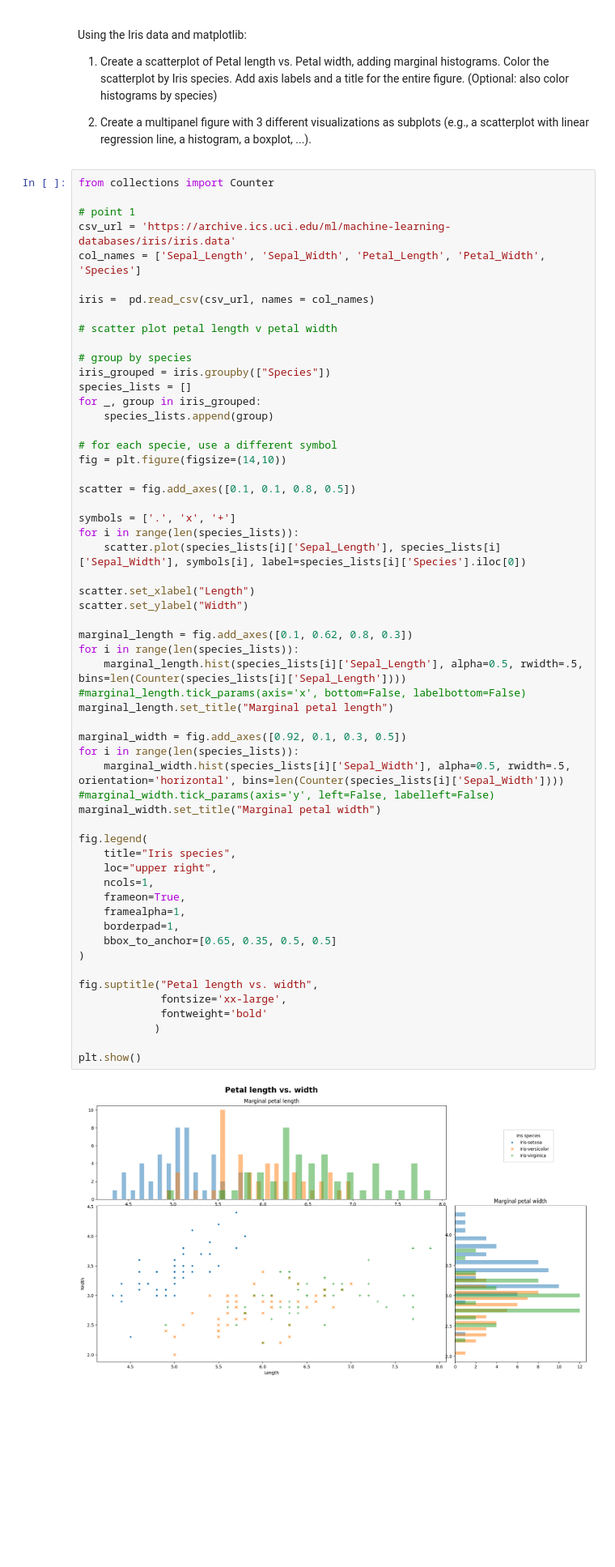
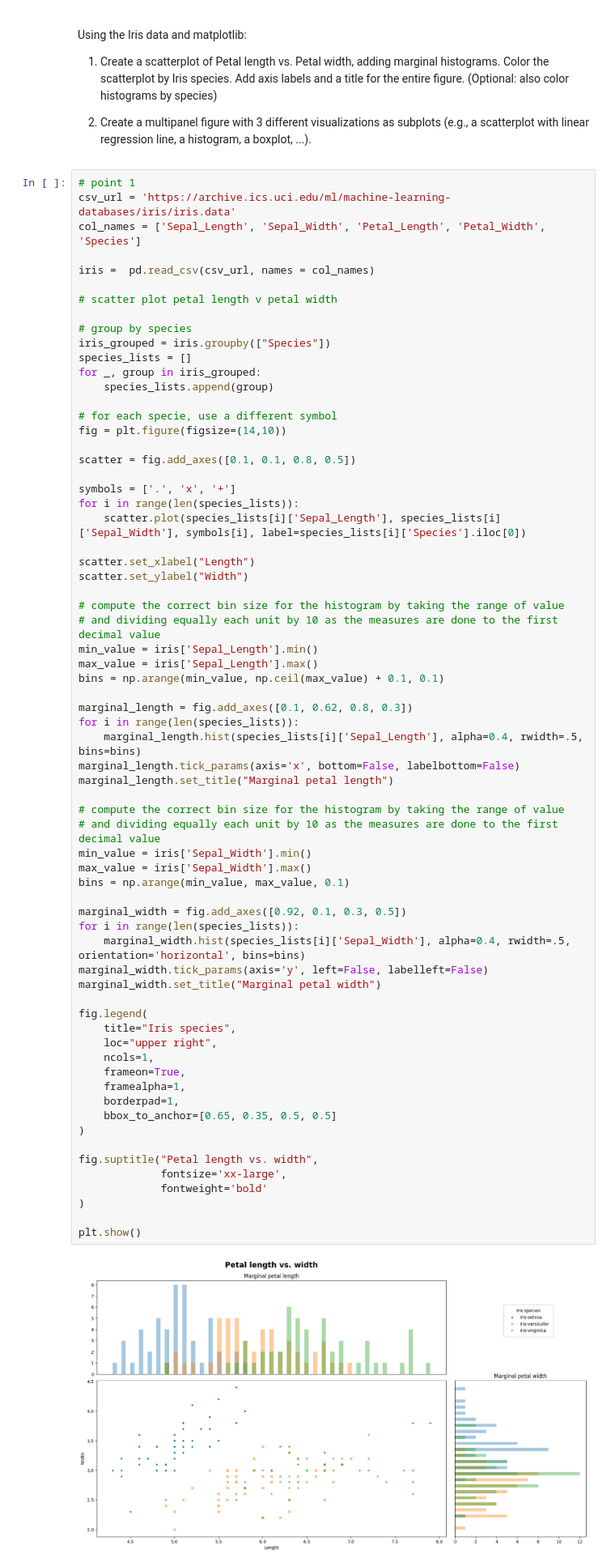
Before and after one commit to najirod02/Dataviz, a Jupyter notebook: lab/Lab05.ipynb, the cells around one changed output. Shown at 81% size. Cells and saved outputs as stored; diff of their text form; blank space fills up the shorter version.

Commit message:
fixed histogram bins

```diff
--- a/lab/Lab05.ipynb
+++ b/lab/Lab05.ipynb
@@ -1084,8 +1084,6 @@ Using the Iris data and matplotlib:
 
 2. Create a multipanel figure with 3 different visualizations as subplots (e.g., a scatterplot with linear regression line, a histogram, a boxplot, ...).
 # %%
-from collections import Counter
-
 # point 1
 csv_url = 'https://archive.ics.uci.edu/ml/machine-learning-databases/iris/iris.data'
 col_names = ['Sepal_Length', 'Sepal_Width', 'Petal_Length', 'Petal_Width', 'Species']
@@ -1109,39 +1107,51 @@ symbols = ['.', 'x', '+']
 for i in range(len(species_lists)):
     scatter.plot(species_lists[i]['Sepal_Length'], species_lists[i]['Sepal_Width'], symbols[i], label=species_lists[i]['Species'].iloc[0])
 
 scatter.set_xlabel("Length")
 scatter.set_ylabel("Width")
 
+# compute the correct bin size for the histogram by taking the range of value
+# and dividing equally each unit by 10 as the measures are done to the first decimal value
+min_value = iris['Sepal_Length'].min()
+max_value = iris['Sepal_Length'].max()
+bins = np.arange(min_value, np.ceil(max_value) + 0.1, 0.1)
+
 marginal_length = fig.add_axes([0.1, 0.62, 0.8, 0.3])
 for i in range(len(species_lists)):
-    marginal_length.hist(species_lists[i]['Sepal_Length'], alpha=0.5, rwidth=.5, bins=len(Counter(species_lists[i]['Sepal_Length'])))
-#marginal_length.tick_params(axis='x', bottom=False, labelbottom=False)
+    marginal_length.hist(species_lists[i]['Sepal_Length'], alpha=0.4, rwidth=.5, bins=bins)
+marginal_length.tick_params(axis='x', bottom=False, labelbottom=False)
 marginal_length.set_title("Marginal petal length")
+
+# compute the correct bin size for the histogram by taking the range of value
+# and dividing equally each unit by 10 as the measures are done to the first decimal value
+min_value = iris['Sepal_Width'].min()
+max_value = iris['Sepal_Width'].max()
+bins = np.arange(min_value, max_value, 0.1)
 
 marginal_width = fig.add_axes([0.92, 0.1, 0.3, 0.5])
 for i in range(len(species_lists)):
-    marginal_width.hist(species_lists[i]['Sepal_Width'], alpha=0.5, rwidth=.5, orientation='horizontal', bins=len(Counter(species_lists[i]['Sepal_Width'])))
-#marginal_width.tick_params(axis='y', left=False, labelleft=False)
+    marginal_width.hist(species_lists[i]['Sepal_Width'], alpha=0.4, rwidth=.5, orientation='horizontal', bins=bins)
+marginal_width.tick_params(axis='y', left=False, labelleft=False)
 marginal_width.set_title("Marginal petal width")
 
 fig.legend(
     title="Iris species",
     loc="upper right",
     ncols=1,
     frameon=True,
     framealpha=1,
     borderpad=1,
     bbox_to_anchor=[0.65, 0.35, 0.5, 0.5]
 )
 
 fig.suptitle("Petal length vs. width",
              fontsize='xx-large',
              fontweight='bold'
-            )
+)
 
 plt.show()
 # %% [output]
-[figure, old version]
+[figure, new version]
 # %% [markdown]
 # Credits
 
```
